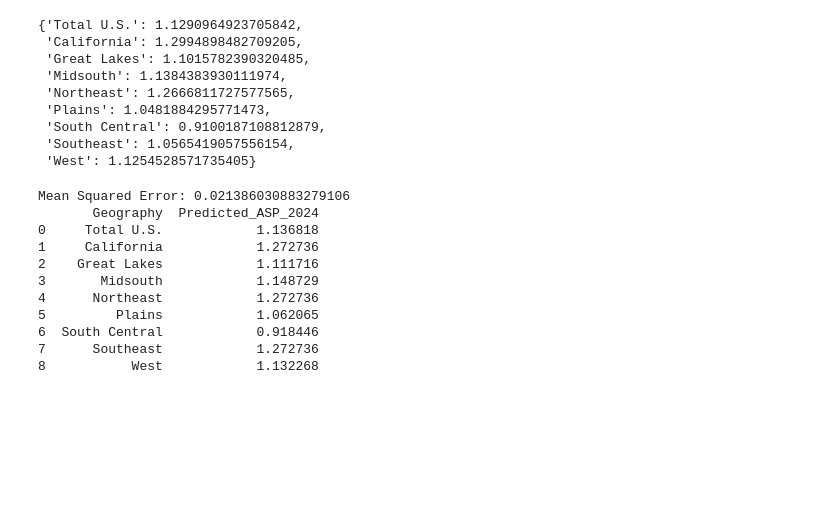
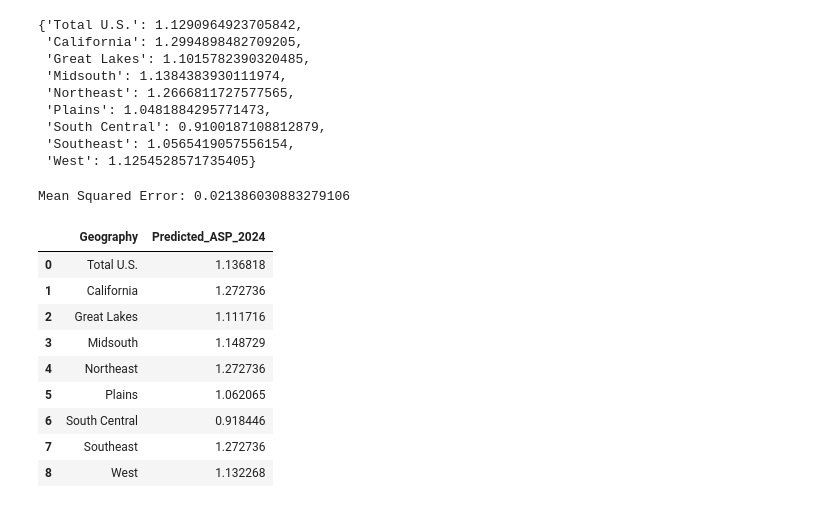
Before and after one commit to rsm-cds006/479GroupProject, a Jupyter notebook: analysis.ipynb, the cells around one changed output. Cells and saved outputs as stored; diff of their text form; code cells hidden in the pictures; blank space fills up the shorter version.

```diff
--- a/analysis.ipynb
+++ b/analysis.ipynb
@@ -315,47 +315,49 @@ optimal_asps
 # %%
 from sklearn.model_selection import train_test_split
 from sklearn.ensemble import GradientBoostingRegressor
+from sklearn.metrics import mean_squared_error
 
 geo_columns = ['Total U.S.', 'California', 'Great Lakes', 'Midsouth', 'Northeast', 'Plains', 'South Central', 'Southeast', 'West']
 model_data = hasdata_df[hasdata_df['Geography'].isin(geo_columns)][['Geography', 'Mean_ASP', 'Mean_Dollars', 'Mean_Units']]
 
 # ddd a external factor feature
 model_data['Supply_Drop_Impact'] = 0.40  # assume a 40% increase in prices due to supply drop
 
 # prep
 X = model_data[['Mean_Units', 'Supply_Drop_Impact']]
 y = model_data['Mean_ASP']
 X_train, X_test, y_train, y_test = train_test_split(X, y, test_size=0.2, random_state=42)
 
 # model train
 model = GradientBoostingRegressor()
 model.fit(X_train, y_train)
 
 # Predict prices 2024
 y_pred = model.predict(X_test)
 
 # model evaluation
 from sklearn.metrics import mean_squared_error
 mse = mean_squared_error(y_test, y_pred)
 print(f'Mean Squared Error: {mse}')
 
 # Predict 2024
 X_2024 = X.copy()
 X_2024['Supply_Drop_Impact'] = 0.40  # Expected impact
 y_2024_pred = model.predict(X_2024)
 
 # predictions with geographies
 predictions_2024 = pd.DataFrame({'Geography': model_data['Geography'], 'Predicted_ASP_2024': y_2024_pred})
-print(predictions_2024)
+
+predictions_2024
 # %% [output]
 Mean Squared Error: 0.021386030883279106
-       Geography  Predicted_ASP_2024
-0     Total U.S.            1.136818
-1     California            1.272736
-2    Great Lakes            1.111716
-3       Midsouth            1.148729
-4      Northeast            1.272736
-5         Plains            1.062065
-6  South Central            0.918446
-7      Southeast            1.272736
-8           West            1.132268
+|  | Geography | Predicted_ASP_2024 |
+| 0 | Total U.S. | 1.136818 |
+| 1 | California | 1.272736 |
+| 2 | Great Lakes | 1.111716 |
+| 3 | Midsouth | 1.148729 |
+| 4 | Northeast | 1.272736 |
+| 5 | Plains | 1.062065 |
+| 6 | South Central | 0.918446 |
+| 7 | Southeast | 1.272736 |
+| 8 | West | 1.132268 |
```
